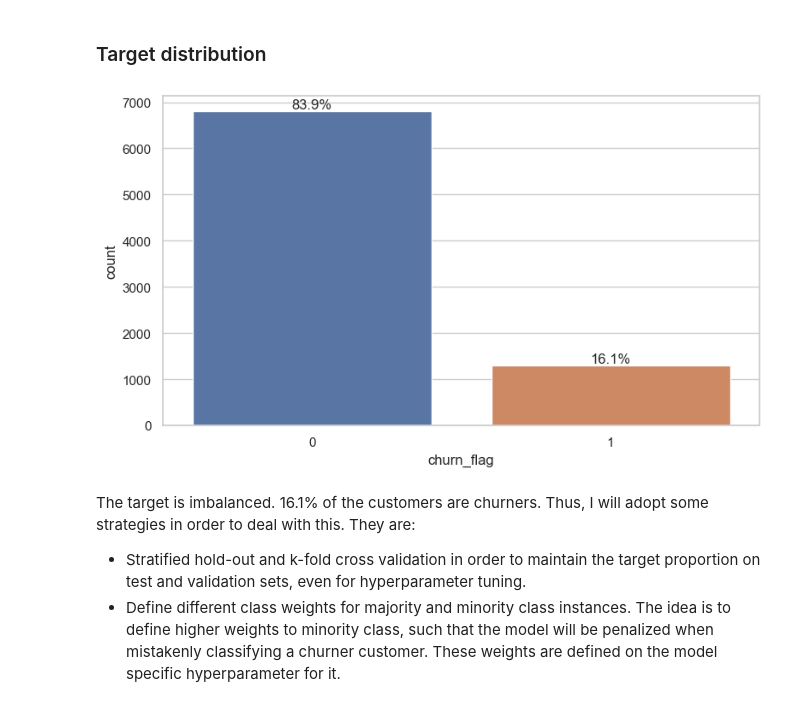
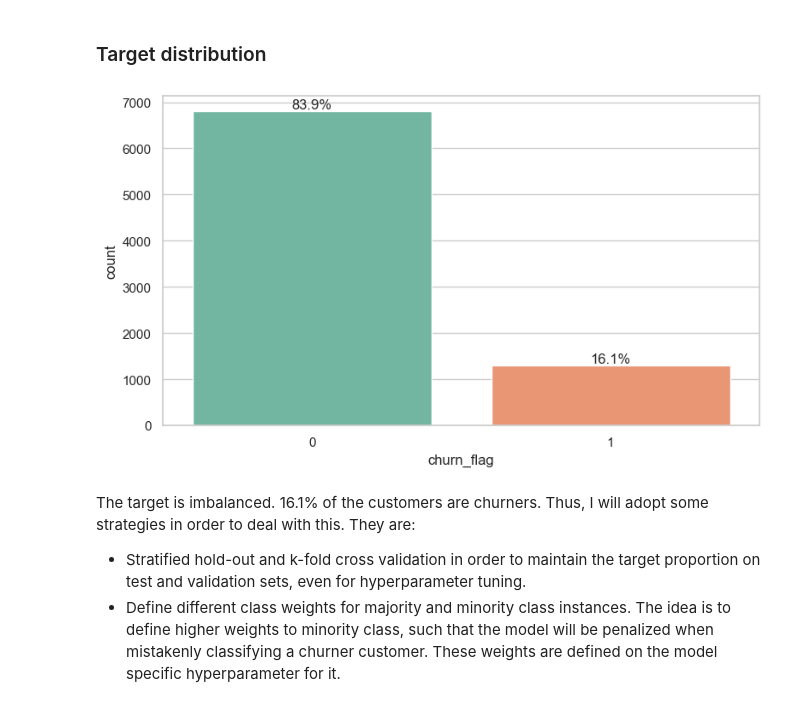
Before and after one commit to allmeidaapedro/Churn-Prediction-Credit-Card, a Jupyter notebook: notebooks/1. EDA.ipynb, the cells around one changed output. Drawn from its saved outputs; the diff is of its cells as text; code cells hidden in the pictures.

```diff
--- a/notebooks/1. EDA.ipynb
+++ b/notebooks/1. EDA.ipynb
@@ -322,19 +322,19 @@ I will do univariate analysis below in order to see which are the typical values
 ### Target distribution
 # %%
 plt.figure(figsize=(9, 5))
-ax = sns.countplot(data=train, x='churn_flag')
+ax = sns.countplot(data=train, x='churn_flag', palette='Set2')
 
 total = len(train)
 counts = [count.get_height() for count in ax.patches]
 percentages = [(count / total) * 100 for count in counts]
 
 for count, percentage in zip(ax.patches, percentages):
     x = count.get_x() + count.get_width() / 2
     y = count.get_height()
     ax.annotate(f'{percentage:.1f}%', (x, y), ha='center', va='bottom')
 plt.show()
 # %% [output]
-[figure, old version]
+[figure, new version]
 # %% [markdown]
 The target is imbalanced. 16.1% of the customers are churners. Thus, I will adopt some strategies in order to deal with this. They are:
 
```
Also changed, not shown: parts of 2 cells of this notebook, 1 other file.
